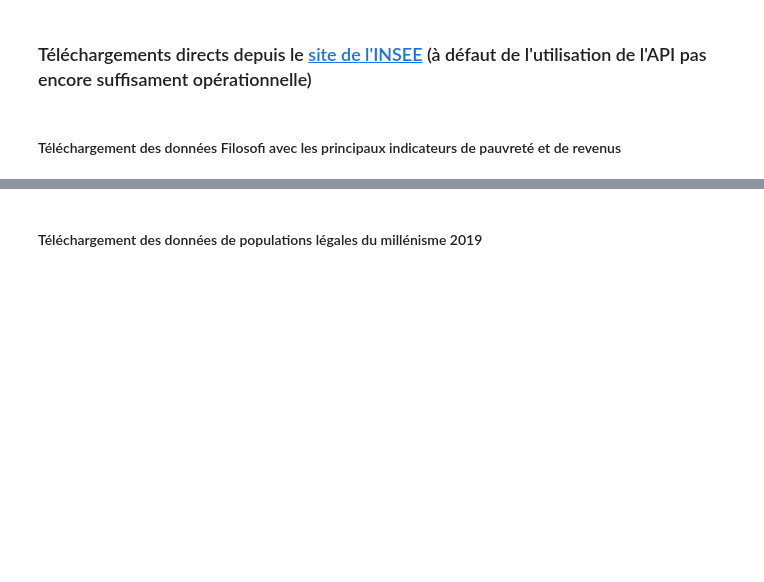
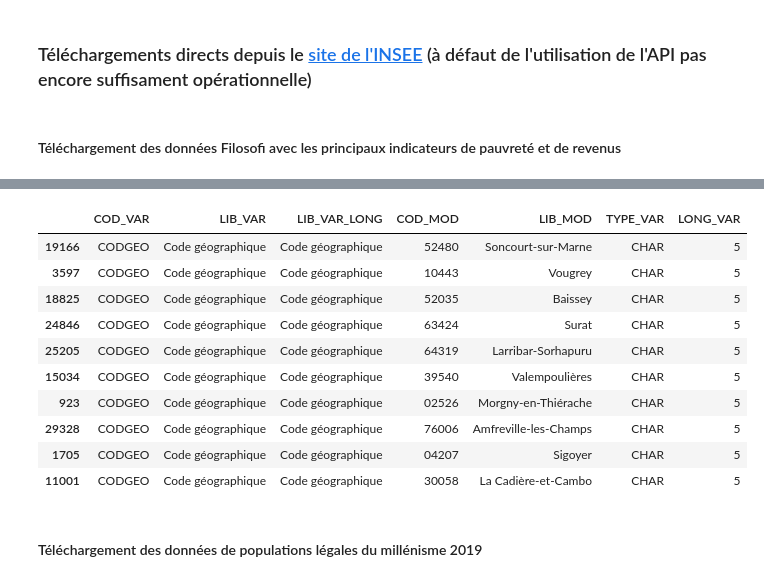
Before and after one commit to LeoMaurice/SportsParticipationEconomicGeographic, a Jupyter notebook: rendu.ipynb, the cells around one changed output, grey strips where cells are left out. Cells and saved outputs as stored; diff of their text form; code cells hidden in the pictures; blank space fills up the shorter version.

```diff
--- a/rendu.ipynb
+++ b/rendu.ipynb
@@ -137,5 +153,18 @@ donnees_filo_ind_communes_2019.sample(10)
 # %%
-table_var_filo_ind_com_2019.sample(10)
+if VERBOSE:
+    display(table_var_filo_ind_com_2019.sample(10))
+# %% [output]
+|  | COD_VAR | LIB_VAR | LIB_VAR_LONG | COD_MOD | LIB_MOD | TYPE_VAR | LONG_VAR |
+| 19166 | CODGEO | Code géographique | Code géographique | 52480 | Soncourt-sur-Marne | CHAR | 5 |
+| 3597 | CODGEO | Code géographique | Code géographique | 10443 | Vougrey | CHAR | 5 |
+| 18825 | CODGEO | Code géographique | Code géographique | 52035 | Baissey | CHAR | 5 |
+| 24846 | CODGEO | Code géographique | Code géographique | 63424 | Surat | CHAR | 5 |
+| 25205 | CODGEO | Code géographique | Code géographique | 64319 | Larribar-Sorhapuru | CHAR | 5 |
+| 15034 | CODGEO | Code géographique | Code géographique | 39540 | Valempoulières | CHAR | 5 |
+| 923 | CODGEO | Code géographique | Code géographique | 02526 | Morgny-en-Thiérache | CHAR | 5 |
+| 29328 | CODGEO | Code géographique | Code géographique | 76006 | Amfreville-les-Champs | CHAR | 5 |
+| 1705 | CODGEO | Code géographique | Code géographique | 04207 | Sigoyer | CHAR | 5 |
+| 11001 | CODGEO | Code géographique | Code géographique | 30058 | La Cadière-et-Cambo | CHAR | 5 |
 # %% [markdown]
 #### Téléchargement des données de populations légales du millénisme 2019
 # %%
```
Also changed, not shown: parts of 8 cells of this notebook, 3 other files.
